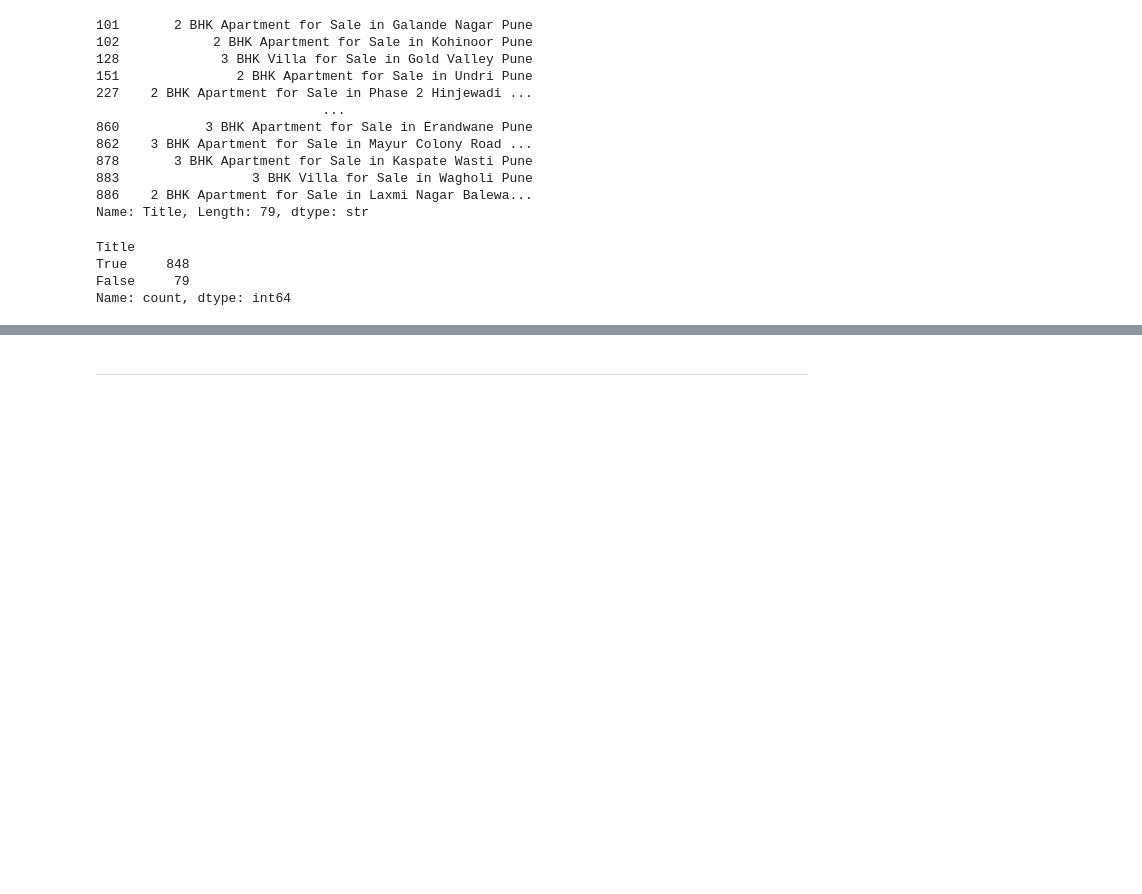
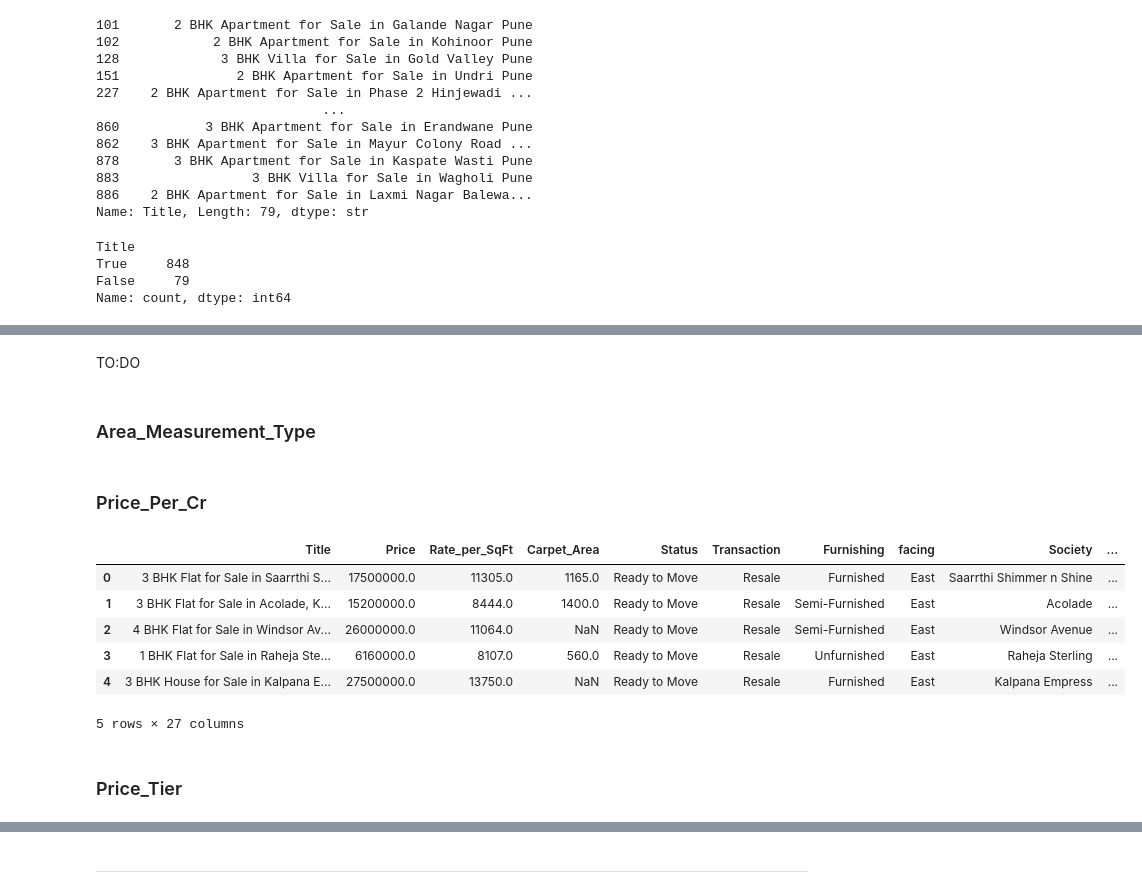
Before and after one commit to Omkesh-Bash/pune-real-estate-data-cleaning, a Jupyter notebook: notebooks/Pune_Real_Estate_Data_Cleaning.ipynb, the cells around one changed output, grey strips where cells are left out. Drawn from its saved outputs; the diff is of its cells as text; code cells hidden in the pictures; blank space fills up the shorter version.

```diff
--- a/notebooks/Pune_Real_Estate_Data_Cleaning.ipynb
+++ b/notebooks/Pune_Real_Estate_Data_Cleaning.ipynb
@@ -1822,0 +2032,28 @@ Name: count, dtype: int64
+# %% [markdown]
+TO:DO
+# %% [markdown]
+### Area_Measurement_Type
+# %%
+real_estate['Area_Measurement_Type'] = np.where(
+    real_estate.Carpet_Area.notna(),
+    'Carpet Area',
+    'Super Area'
+)
+# %% [markdown]
+### Price_Per_Cr
+# %%
+real_estate["Price_Per_Cr"] = real_estate.Price / 10_000_000
+# %%
+real_estate['Locality'] = real_estate.Locality.str.strip().str.strip(',')
+# %%
+real_estate.head()
+# %% [output]
+|  | Title | Price | Rate_per_SqFt | Carpet_Area | Status | Transaction | Furnishing | facing | Society | ... |
+| 0 | 3 BHK Flat for Sale in Saarrthi S... | 17500000.0 | 11305.0 | 1165.0 | Ready to Move | Resale | Furnished | East | Saarrthi Shimmer n Shine | ... |
+| 1 | 3 BHK Flat for Sale in Acolade, K... | 15200000.0 | 8444.0 | 1400.0 | Ready to Move | Resale | Semi-Furnished | East | Acolade | ... |
+| 2 | 4 BHK Flat for Sale in Windsor Av... | 26000000.0 | 11064.0 | NaN | Ready to Move | Resale | Semi-Furnished | East | Windsor Avenue | ... |
+| 3 | 1 BHK Flat for Sale in Raheja Ste... | 6160000.0 | 8107.0 | 560.0 | Ready to Move | Resale | Unfurnished | East | Raheja Sterling | ... |
+| 4 | 3 BHK House for Sale in Kalpana E... | 27500000.0 | 13750.0 | NaN | Ready to Move | Resale | Furnished | East | Kalpana Empress | ... |
+5 rows × 27 columns
+# %% [markdown]
+### Price_Tier
```
Also changed, not shown: parts of 29 cells of this notebook, 1 other file.
